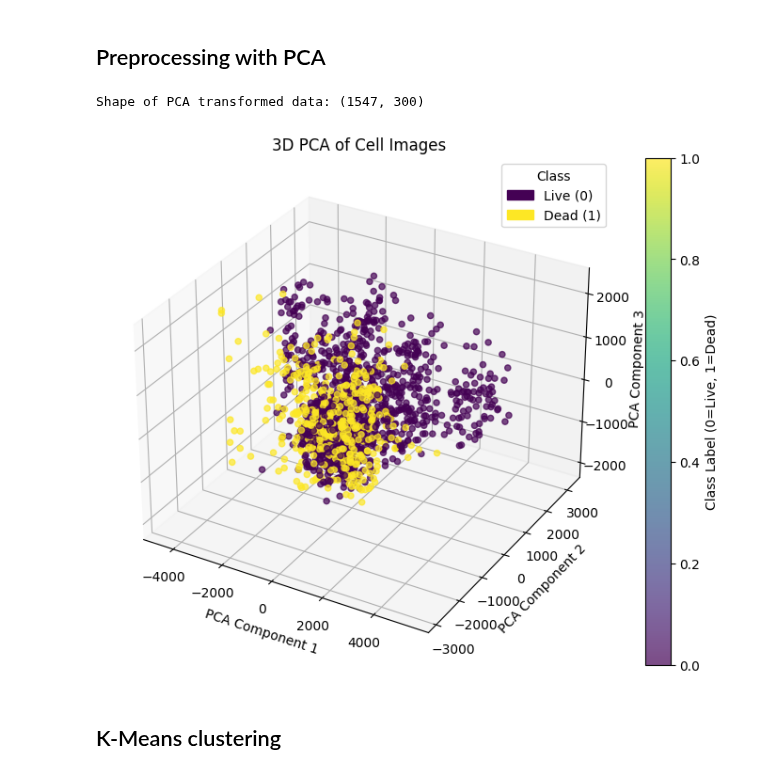
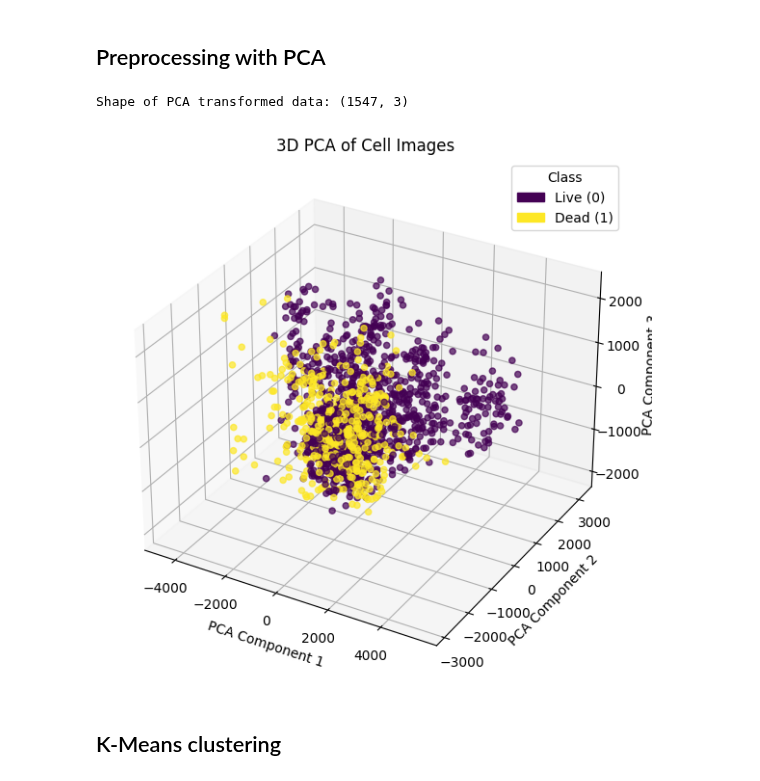
Before and after one commit to Twaal/applied-data-analysis-and-ml, a Jupyter notebook: Project3/code/project3.ipynb, the cells around one changed output. Saved outputs shown, nothing was run; the diff lists cells and outputs as text; code cells hidden in the pictures.

Commit message:
add plots and images

```diff
--- a/Project3/code/project3.ipynb
+++ b/Project3/code/project3.ipynb
@@ -84,34 +124,32 @@ Test counts: {0: 142, 1: 52}
 # %%
 # Lets take the 3D PCA of the dataset.
 X_train_flat = X_train.reshape(X_train.shape[0], -1)
 pca = PCA(n_components=3)
 X_train_pca = pca.fit_transform(X_train_flat)
 
 print(f"Shape of PCA transformed data: {X_train_pca.shape}")
 
 # Lets plot the first three PCA components in 3D
 import matplotlib.pyplot as plt
 import matplotlib as mpl
-from mpl_toolkits.mplot3d import Axes3D  # noqa: F401 unused import
+
 fig = plt.figure(figsize=(9, 7))
 ax = fig.add_subplot(111, projection='3d')
 sc = ax.scatter(X_train_pca[:, 0], X_train_pca[:, 1], X_train_pca[:, 2], c=y_train, cmap='viridis', alpha=0.7)
 ax.set_xlabel('PCA Component 1')
 ax.set_ylabel('PCA Component 2')
 ax.set_zlabel('PCA Component 3')
 ax.set_title('3D PCA of Cell Images')
 
-# Add a clear legend (key) for class colors
 cmap = plt.cm.viridis
 live_patch = mpl.patches.Patch(color=cmap(0.0), label='Live (0)')
 dead_patch = mpl.patches.Patch(color=cmap(1.0), label='Dead (1)')
 ax.legend(handles=[live_patch, dead_patch], title='Class', loc='best')
 
-fig.colorbar(sc, ax=ax, label='Class Label (0=Live, 1=Dead)')
 plt.show()
 # %% [output]
-Shape of PCA transformed data: (1547, 300)
+Shape of PCA transformed data: (1547, 3)
-[figure, old version]
+[figure, new version]
 # %% [markdown]
 ## K-Means clustering
 # %%
```
Also changed, not shown: parts of 15 cells of this notebook.
